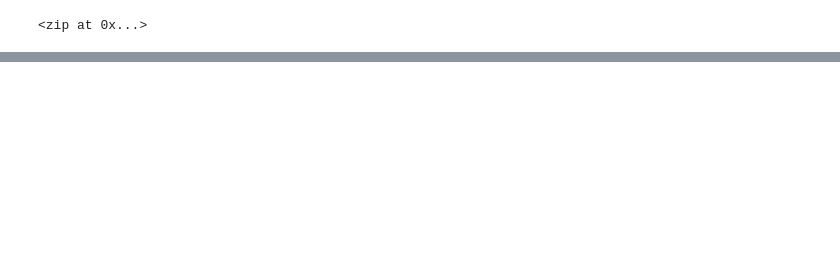
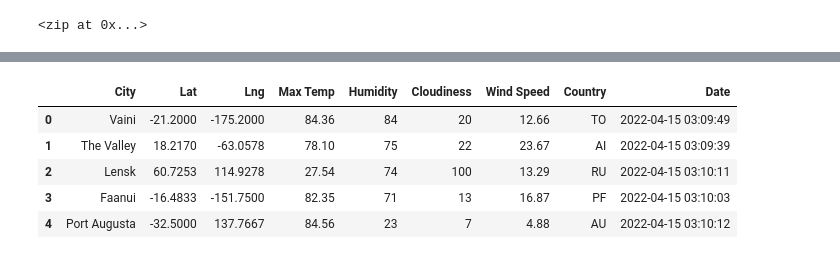
Before and after one commit to Azykan/World_Weather_Analysis, a Jupyter notebook: WeatherPy.ipynb, the cells around one changed output, grey strips where cells are left out. Saved outputs shown, nothing was run; the diff lists cells and outputs as text; code cells hidden in the pictures; blank space fills up the shorter version.

```diff
--- a/WeatherPy.ipynb
+++ b/WeatherPy.ipynb
@@ -33,0 +128,12 @@ len(cities)
+# %%
+import pandas as pd
+# Convert the array of dictionaries to a Pandas DataFrame.
+city_data_df = pd.DataFrame(city_data)
+city_data_df.head()
+# %% [output]
+|  | City | Lat | Lng | Max Temp | Humidity | Cloudiness | Wind Speed | Country | Date |
+| 0 | Vaini | -21.2000 | -175.2000 | 84.36 | 84 | 20 | 12.66 | TO | 2022-04-15 03:09:49 |
+| 1 | The Valley | 18.2170 | -63.0578 | 78.10 | 75 | 22 | 23.67 | AI | 2022-04-15 03:09:39 |
+| 2 | Lensk | 60.7253 | 114.9278 | 27.54 | 74 | 100 | 13.29 | RU | 2022-04-15 03:10:11 |
+| 3 | Faanui | -16.4833 | -151.7500 | 82.35 | 71 | 13 | 16.87 | PF | 2022-04-15 03:10:03 |
+| 4 | Port Augusta | -32.5000 | 137.7667 | 84.56 | 23 | 7 | 4.88 | AU | 2022-04-15 03:10:12 |
```
Also changed, not shown: parts of 6 cells of this notebook, 2 other files.
